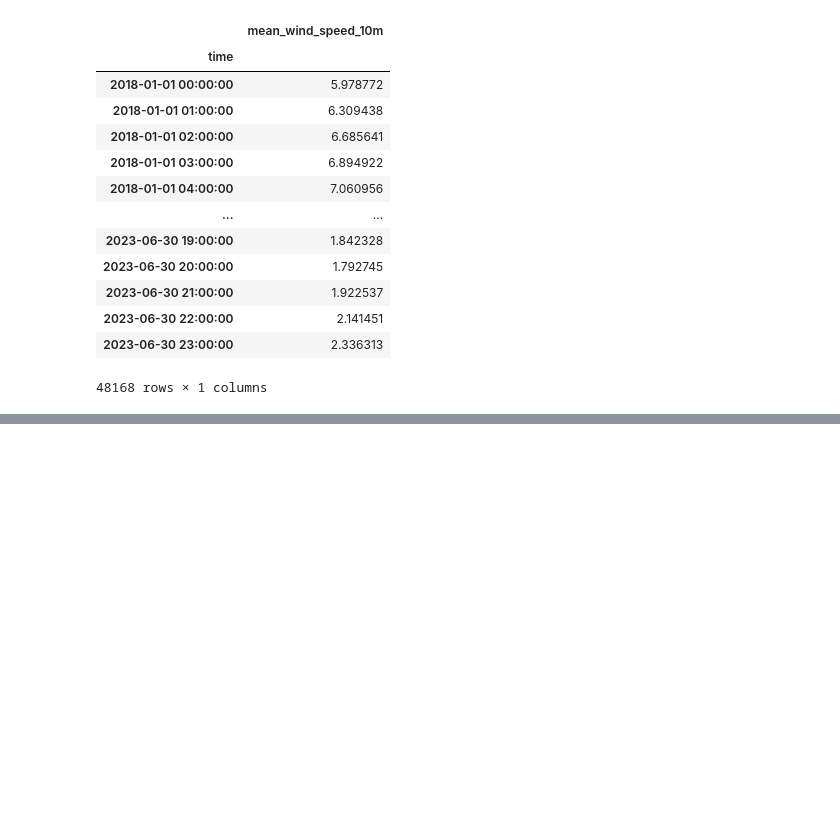
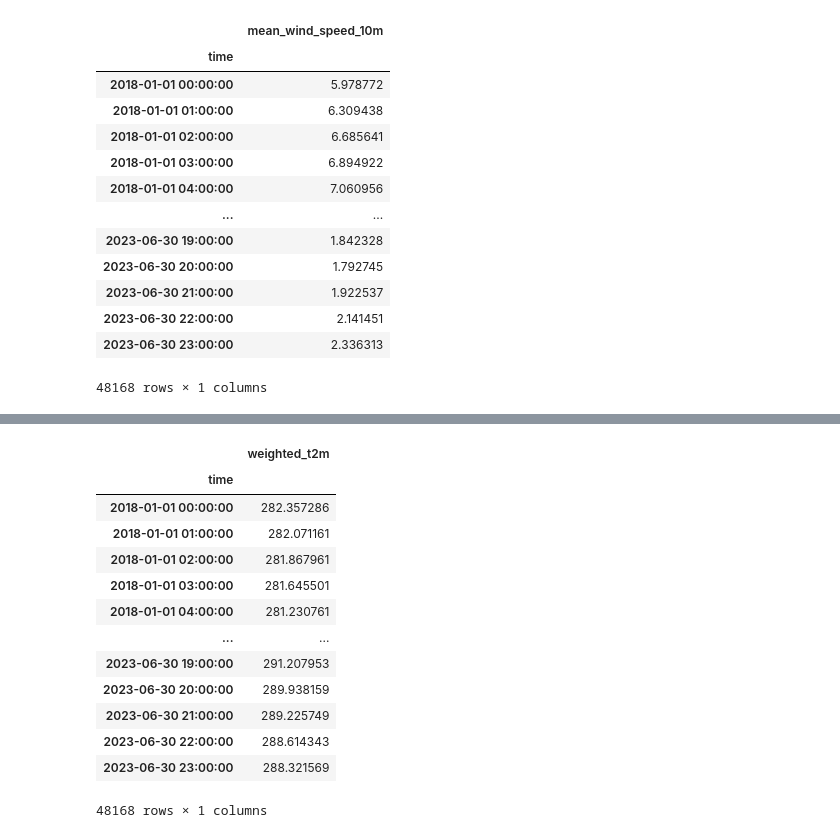
Before and after one commit to meteoviz/wind_power_forecasting_germany, a Jupyter notebook: notebooks/era5_datasets.ipynb, the cells around one changed output, grey strips where cells are left out. Saved outputs shown, nothing was run; the diff lists cells and outputs as text; code cells hidden in the pictures; blank space fills up the shorter version.

```diff
--- a/notebooks/era5_datasets.ipynb
+++ b/notebooks/era5_datasets.ipynb
@@ -31,3 +31,6 @@ used_grid_points = df_turbines['nearest_grid_point'].unique()
 used_grid_points.shape
 # %% [output]
 (750,)
+# %%
+# Use these weights to calculate weighted means for my various weather params
+grid_point_weights_dict = df_turbines['nearest_grid_point'].value_counts().to_dict()
@@ -356,0 +373,3 @@ ds_masked['mean_wind_speed_10m'].mean(dim=['latitude', 'longitude']).to_datafram
+# %%
+# Load back into xarray and check structure
+ds = xr.open_dataset(data_path.joinpath('ERA5').joinpath('era5_combined_subset_derived_dropped_masked_2018_2023.nc'))
@@ -356,0 +389,42 @@ ds_masked['mean_wind_speed_10m'].mean(dim=['latitude', 'longitude']).to_datafram
+# %%
+# Zeros array with same shape at lat and lon dimensions (30,37)
+weights_array = np.zeros((len(ds['latitude']), len(ds['longitude'])))
+
+# loop through all 750 grid points
+for lat, lon in used_grid_points:
+    lat_idx = np.where(ds['latitude'] == lat)[0][0]
+    lon_idx = np.where(ds['longitude'] == lon)[0][0]
+    # Use broadcasting to insert weights into weights array
+    weights_array[lat_idx, lon_idx] = grid_point_weights_dict[(lat, lon)]
+
+# create the DataArray of weights
+da_weights = xr.DataArray(weights_array, coords=[ds['latitude'], ds['longitude']], dims=['latitude', 'longitude'])
+
+# total of the weights
+total_weight = da_weights.sum(dim=['latitude', 'longitude'])
+
+# calculate the weighted sums for all 7 of my data variables
+weighted_mean_t2m = (ds['t2m'] * da_weights).sum(dim=['latitude', 'longitude']) / total_weight
+weighted_mean_i10fg = (ds['i10fg'] * da_weights).sum(dim=['latitude', 'longitude']) / total_weight
+weighted_mean_msl = (ds['msl'] * da_weights).sum(dim=['latitude', 'longitude']) / total_weight
+weighted_mean_mean_wind_speed_10m = (ds['mean_wind_speed_10m'] * da_weights).sum(dim=['latitude', 'longitude']) / total_weight
+weighted_mean_mean_wind_speed_100m = (ds['mean_wind_speed_100m'] * da_weights).sum(dim=['latitude', 'longitude']) / total_weight
+weighted_mean_wind_direction_angle_10m = (ds['wind_direction_angle_10m'] * da_weights).sum(dim=['latitude', 'longitude']) / total_weight
+weighted_mean_wind_direction_angle_100m = (ds['wind_direction_angle_100m'] * da_weights).sum(dim=['latitude', 'longitude']) / total_weight
+# %%
+weighted_mean_t2m.to_dataframe(name='weighted_t2m')
+# %% [output]
+|  | weighted_t2m |
+| time |  |
+| 2018-01-01 00:00:00 | 282.357286 |
+| 2018-01-01 01:00:00 | 282.071161 |
+| 2018-01-01 02:00:00 | 281.867961 |
+| 2018-01-01 03:00:00 | 281.645501 |
+| 2018-01-01 04:00:00 | 281.230761 |
+| ... | ... |
+| 2023-06-30 19:00:00 | 291.207953 |
+| 2023-06-30 20:00:00 | 289.938159 |
+| 2023-06-30 21:00:00 | 289.225749 |
+| 2023-06-30 22:00:00 | 288.614343 |
+| 2023-06-30 23:00:00 | 288.321569 |
+48168 rows × 1 columns
```
Also changed, not shown: parts of 9 cells of this notebook, 1 other file.
